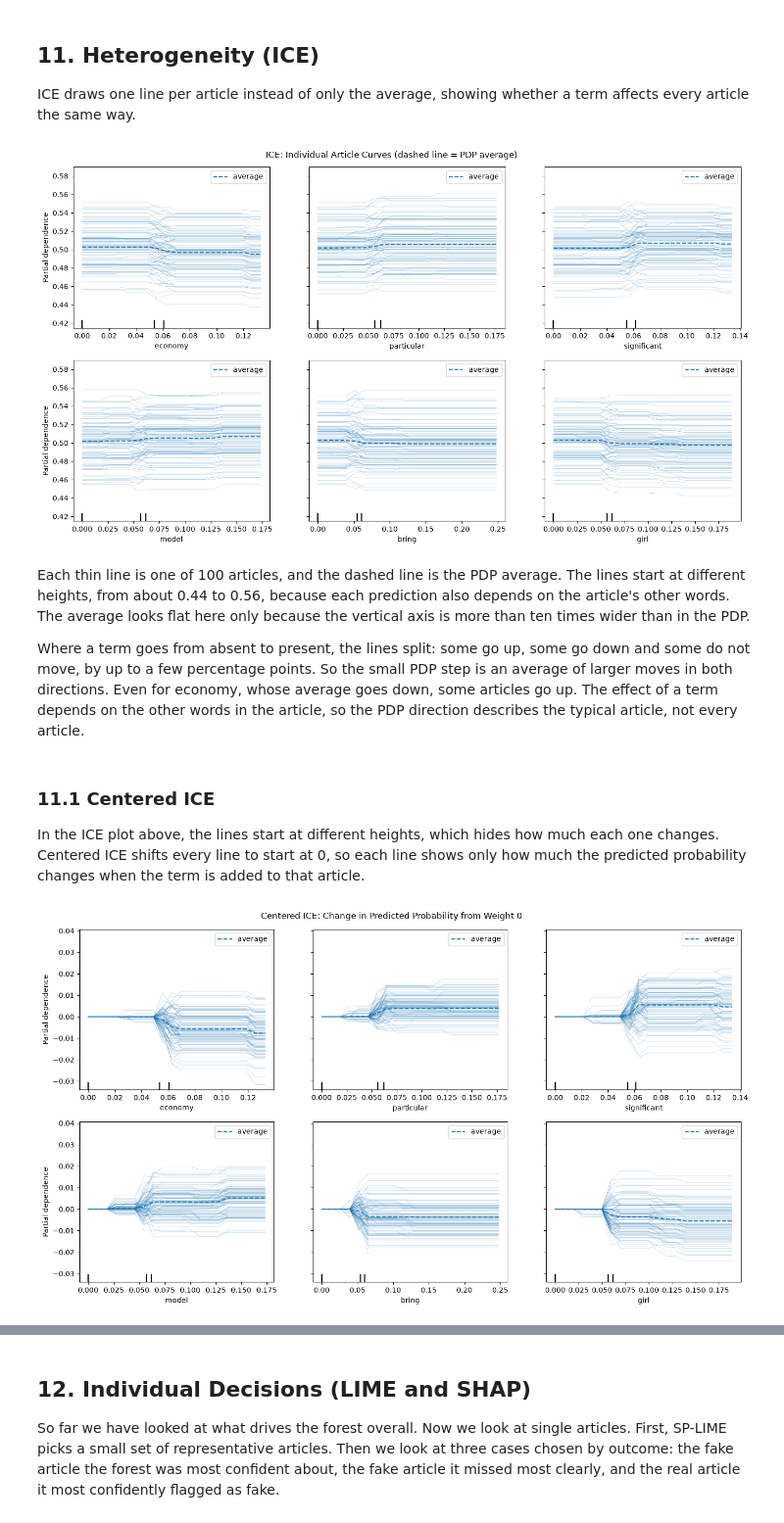
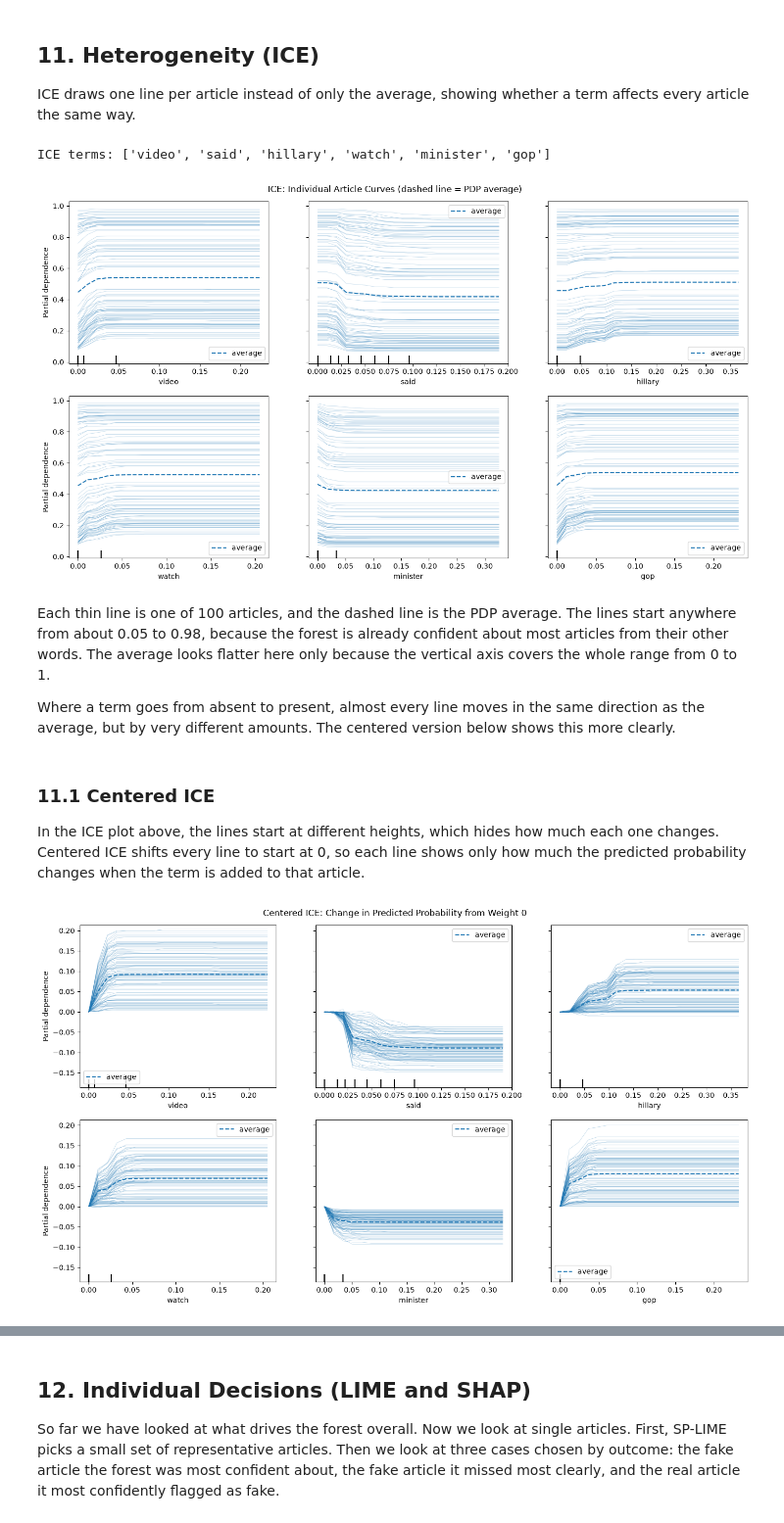
Before and after one commit to jirapon000/XDS_Fake_New_Detection, a Jupyter notebook: random_forest.ipynb, the cells around one changed output, grey strips where cells are left out. Shown at 98% size. Cells and saved outputs as stored; diff of their text form; code cells hidden in the pictures.

```diff
--- a/random_forest.ipynb
+++ b/random_forest.ipynb
@@ -48,7 +48,7 @@ from preprocessing import (
 # %% [markdown]
 ## 2. Load Cleaned Dataset
 # %%
-df = pd.read_csv("Dataset/fake_news_dataset_cleaned.csv")
+df = pd.read_csv("Dataset/fake_news_dataset_cleaned.csv.gz")
 df[["title", "text", "label", "label_encoded"]].head()
 # %% [output]
 |  | title | text | label | label_encoded |
@@ -233,20 +249,39 @@ Each of the 30 top terms is shuffled across the test articles, and we measure ho
 # %%
-def permutation_recall_drop(model, X_dense, y_true, col_indices, n_repeats=5, seed=RANDOM_STATE):
+def permutation_recall_drop(model, X_dense, y_true, groups, n_repeats=5, seed=RANDOM_STATE):
+    """Shuffle each group of terms TOGETHER (same row order). A group is either a single term
+    or a set of correlated terms, so correlated terms cannot stand in for each other."""
     rng = np.random.RandomState(seed)
     base = recall_score(y_true, model.predict(X_dense), pos_label=1)
     rows = []
-    for col in col_indices:
-        original = X_dense[:, col].copy()
+    for terms in groups:
+        cols = [tfidf.vocabulary_[t] for t in terms]
+        original = X_dense[:, cols].copy()
         drops = []
         for _ in range(n_repeats):
-            X_dense[:, col] = rng.permutation(original)
+            X_dense[:, cols] = original[rng.permutation(len(original))]
             drops.append(base - recall_score(y_true, model.predict(X_dense), pos_label=1))
-        X_dense[:, col] = original
-        rows.append((feature_names[col], np.mean(drops), np.std(drops)))
+        X_dense[:, cols] = original
+        rows.append((", ".join(terms), np.mean(drops), np.std(drops)))
     result = pd.DataFrame(rows, columns=["term", "mean_recall_drop", "std"])
     return base, result.sort_values("mean_recall_drop", ascending=False)
 
-base_recall, pfi_df = permutation_recall_drop(rf, X_test_dense, y_test, top_idx)
+# Merge the correlated pairs from Section 8 into groups (image-featured + image-getty -> one group)
+term_groups = []
+for a, b in high_pairs.index:
+    linked = [g for g in term_groups if a in g or b in g]
+    merged = {a, b}.union(*linked)
+    term_groups = [g for g in term_groups if g not in linked] + [merged]
+
+# Each correlated group is shuffled as one unit; every other top term on its own
+pfi_groups = []
+for t in top_terms:
+    group = next((g for g in term_groups if t in g), {t})
+    terms = [u for u in top_terms if u in group]          # keep chi-squared order
+    if terms not in pfi_groups:
+        pfi_groups.append(terms)
+
+print(f"{len(top_terms)} top terms -> {len(pfi_groups)} PFI units")
+base_recall, pfi_df = permutation_recall_drop(rf, X_test_dense, y_test, pfi_groups)
 print(f"Recall before shuffling: {base_recall:.4f}")
 pfi_df.head(7)
 # %% [output]
@@ -386,9 +445,13 @@ The effects are very small. The vertical axis runs only from 0.495 to 0.507, and
 
 ICE draws one line per article instead of only the average, showing whether a term affects every article the same way.
 # %%
+correlated_terms = {t for g in term_groups for t in g}
+ice_idx = [i for i in top_idx if feature_names[i] not in correlated_terms][:6]
+print("ICE terms:", list(feature_names[ice_idx]))
+
 ice_display = PartialDependenceDisplay.from_estimator(
     rf, X_sample,
-    features=pdp_idx,
+    features=ice_idx,
     feature_names=list(feature_names),
     kind="both",
     subsample=100,
@@ -402,11 +465,12 @@ ice_display.figure_.suptitle("ICE: Individual Article Curves (dashed line = PDP
 plt.tight_layout()
 plt.show()
 # %% [output]
+ICE terms: ['video', 'said', 'hillary', 'watch', 'minister', 'gop']
-[figure, old version]
+[figure, new version]
 # %% [markdown]
-Each thin line is one of 100 articles, and the dashed line is the PDP average. The lines start at different heights, from about 0.44 to 0.56, because each prediction also depends on the article's other words. The average looks flat here only because the vertical axis is more than ten times wider than in the PDP.
+Each thin line is one of 100 articles, and the dashed line is the PDP average. The lines start anywhere from about 0.05 to 0.98, because the forest is already confident about most articles from their other words. The average looks flatter here only because the vertical axis covers the whole range from 0 to 1.
 
-Where a term goes from absent to present, the lines split: some go up, some go down and some do not move, by up to a few percentage points. So the small PDP step is an average of larger moves in both directions. Even for economy, whose average goes down, some articles go up. The effect of a term depends on the other words in the article, so the PDP direction describes the typical article, not every article.
+Where a term goes from absent to present, almost every line moves in the same direction as the average, but by very different amounts. The centered version below shows this more clearly.
 # %% [markdown]
 ### 11.1 Centered ICE
 
@@ -414,20 +478,20 @@ In the ICE plot above, the lines start at different heights, which hides how muc
 # %%
 cice_display = PartialDependenceDisplay.from_estimator(
     rf, X_sample,
-    features=pdp_idx,
+    features=ice_idx,
     feature_names=list(feature_names),
     kind="both",
     centered=True,
     subsample=100,
     grid_resolution=20,
     percentiles=(0, 1),
     n_cols=3,
     random_state=RANDOM_STATE,
 )
 cice_display.figure_.set_size_inches(14, 8)
 cice_display.figure_.suptitle("Centered ICE: Change in Predicted Probability from Weight 0")
 plt.tight_layout()
 plt.show()
 # %% [output]
-[figure, old version]
+[figure, new version]
 # %% [markdown]
```
Also changed, not shown: parts of 37 cells of this notebook, 3 other files.
